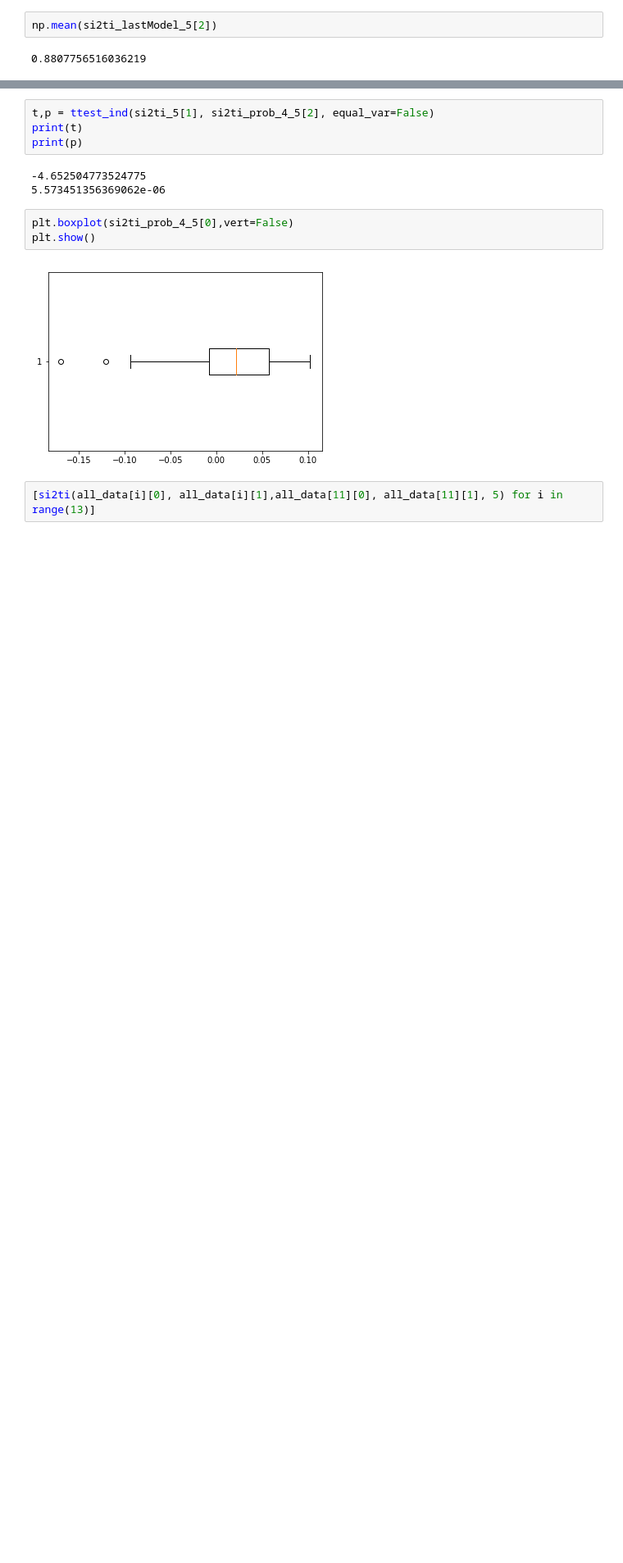
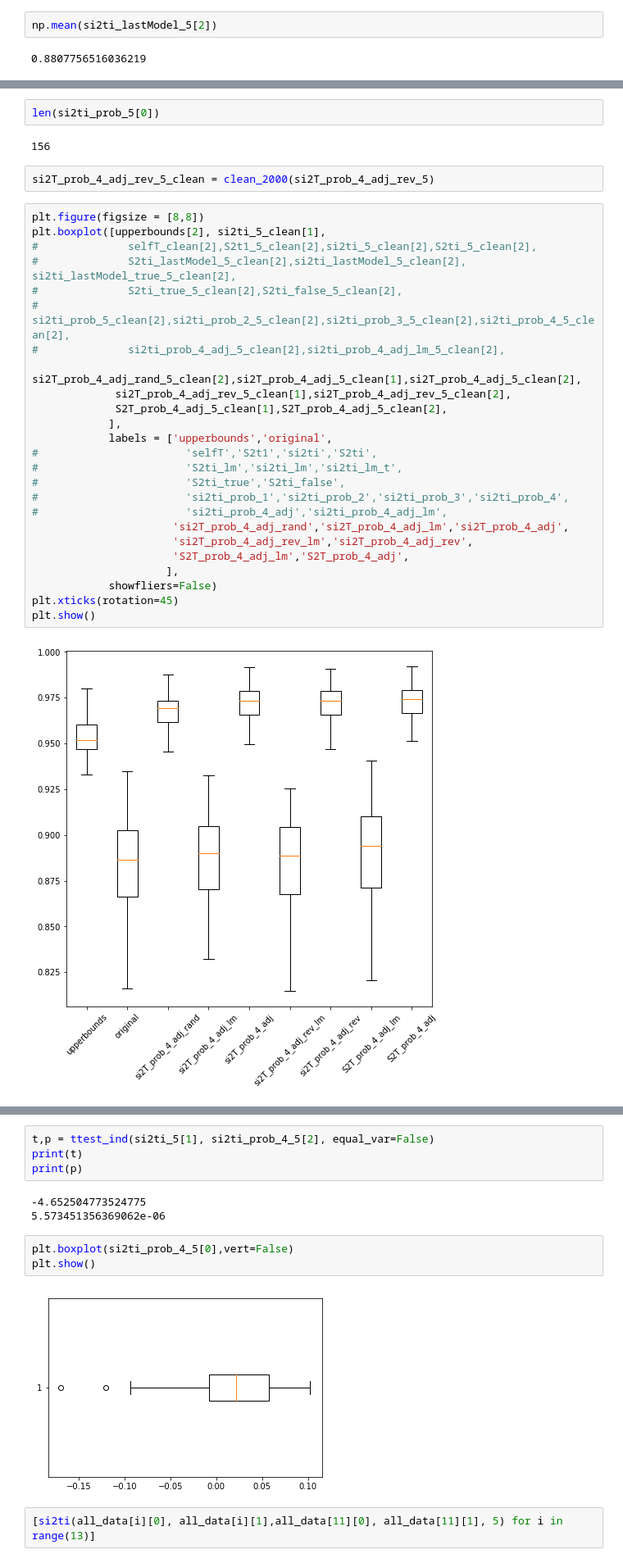
Before and after one commit to zycalice/domain-adaptation-nlp, a Jupyter notebook: notebooks/CIS620_project2_amazon.ipynb, the cells around one changed output, grey strips where cells are left out. Shown at 82% size. Cells and saved outputs as stored; diff of their text form; blank space fills up the shorter version.

```diff
--- a/notebooks/CIS620_project2_amazon.ipynb
+++ b/notebooks/CIS620_project2_amazon.ipynb
@@ -1744,2 +2320,35 @@ IndexError: list index out of range
+# %%
+len(si2ti_prob_5[0])
+# %% [output]
+156
+# %%
+si2T_prob_4_adj_rev_5_clean = clean_2000(si2T_prob_4_adj_rev_5)
+# %%
+plt.figure(figsize = [8,8])
+plt.boxplot([upperbounds[2], si2ti_5_clean[1],
+#              selfT_clean[2],S2t1_5_clean[2],si2ti_5_clean[2],S2ti_5_clean[2],
+#              S2ti_lastModel_5_clean[2],si2ti_lastModel_5_clean[2], si2ti_lastModel_true_5_clean[2],
+#              S2ti_true_5_clean[2],S2ti_false_5_clean[2],
+#              si2ti_prob_5_clean[2],si2ti_prob_2_5_clean[2],si2ti_prob_3_5_clean[2],si2ti_prob_4_5_clean[2],
+#              si2ti_prob_4_adj_5_clean[2],si2ti_prob_4_adj_lm_5_clean[2],
+             si2T_prob_4_adj_rand_5_clean[2],si2T_prob_4_adj_5_clean[1],si2T_prob_4_adj_5_clean[2],
+             si2T_prob_4_adj_rev_5_clean[1],si2T_prob_4_adj_rev_5_clean[2],
+             S2T_prob_4_adj_5_clean[1],S2T_prob_4_adj_5_clean[2],
+            ],
+            labels = ['upperbounds','original',
+#                       'selfT','S2t1','si2ti','S2ti',
+#                       'S2ti_lm','si2ti_lm','si2ti_lm_t',
+#                       'S2ti_true','S2ti_false',
+#                       'si2ti_prob_1','si2ti_prob_2','si2ti_prob_3','si2ti_prob_4',
+#                       'si2ti_prob_4_adj','si2ti_prob_4_adj_lm',
+                      'si2T_prob_4_adj_rand','si2T_prob_4_adj_lm','si2T_prob_4_adj',
+                      'si2T_prob_4_adj_rev_lm','si2T_prob_4_adj_rev',
+                      'S2T_prob_4_adj_lm','S2T_prob_4_adj',
+                     ],
+            showfliers=False)
+plt.xticks(rotation=45)
+plt.show()
+# %% [output]
+[figure, added]
 # %%
 plt.figure(figsize = [8,8])
```
Also changed, not shown: parts of 22 cells of this notebook.
